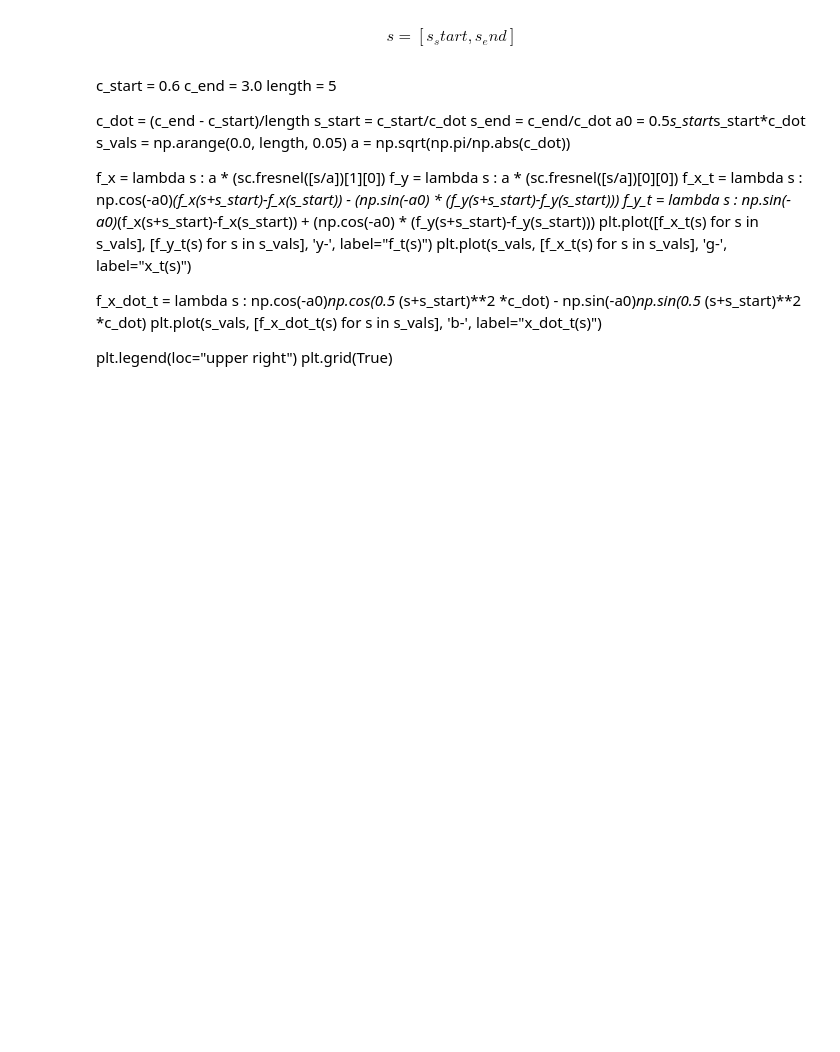
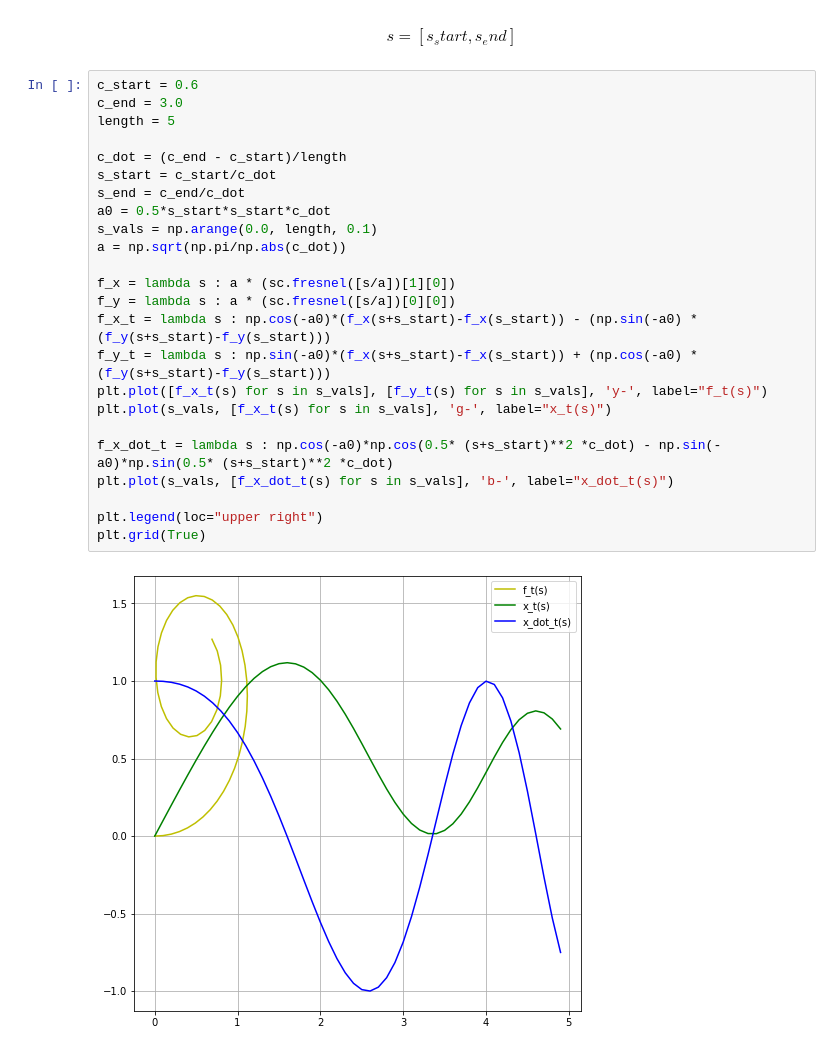
Before and after one commit to pageldev/ClothoidExploration, a Jupyter notebook: ClothoidExploration.ipynb, the cells around one changed output. Cells and saved outputs as stored; diff of their text form; blank space fills up the shorter version.

Commit message:
made a markdown cell code-cell again and reduced graph resolution to prevent github rendering issues

```diff
--- a/ClothoidExploration.ipynb
+++ b/ClothoidExploration.ipynb
@@ -168,27 +168,29 @@ y_{t}'(s) = sin(-\alpha_{0})*cos(\frac{1}{2} s^2 \dot c) + cos(-\alpha_{0})*sin(
 \begin{equation*}
 s = [s_start, s_end]
 \end{equation*}
-# %% [markdown]
-c_start = 0.6
-c_end = 3.0
-length = 5
-
-c_dot = (c_end - c_start)/length
-s_start = c_start/c_dot
-s_end = c_end/c_dot
-a0 = 0.5*s_start*s_start*c_dot
-s_vals = np.arange(0.0, length, 0.05)
-a = np.sqrt(np.pi/np.abs(c_dot))
-
-f_x = lambda s : a * (sc.fresnel([s/a])[1][0])
-f_y = lambda s : a * (sc.fresnel([s/a])[0][0])
-f_x_t = lambda s : np.cos(-a0)*(f_x(s+s_start)-f_x(s_start)) - (np.sin(-a0) * (f_y(s+s_start)-f_y(s_start)))
-f_y_t = lambda s : np.sin(-a0)*(f_x(s+s_start)-f_x(s_start)) + (np.cos(-a0) * (f_y(s+s_start)-f_y(s_start)))
-plt.plot([f_x_t(s) for s in s_vals], [f_y_t(s) for s in s_vals], 'y-', label="f_t(s)")
-plt.plot(s_vals, [f_x_t(s) for s in s_vals], 'g-', label="x_t(s)")
-
-f_x_dot_t = lambda s : np.cos(-a0)*np.cos(0.5* (s+s_start)**2 *c_dot) - np.sin(-a0)*np.sin(0.5* (s+s_start)**2 *c_dot)
-plt.plot(s_vals, [f_x_dot_t(s) for s in s_vals], 'b-', label="x_dot_t(s)")
-
-plt.legend(loc="upper right")
-plt.grid(True)
+# %%
+c_start = 0.6
+c_end = 3.0
+length = 5
+
+c_dot = (c_end - c_start)/length
+s_start = c_start/c_dot
+s_end = c_end/c_dot
+a0 = 0.5*s_start*s_start*c_dot
+s_vals = np.arange(0.0, length, 0.1)
+a = np.sqrt(np.pi/np.abs(c_dot))
+
+f_x = lambda s : a * (sc.fresnel([s/a])[1][0])
+f_y = lambda s : a * (sc.fresnel([s/a])[0][0])
+f_x_t = lambda s : np.cos(-a0)*(f_x(s+s_start)-f_x(s_start)) - (np.sin(-a0) * (f_y(s+s_start)-f_y(s_start)))
+f_y_t = lambda s : np.sin(-a0)*(f_x(s+s_start)-f_x(s_start)) + (np.cos(-a0) * (f_y(s+s_start)-f_y(s_start)))
+plt.plot([f_x_t(s) for s in s_vals], [f_y_t(s) for s in s_vals], 'y-', label="f_t(s)")
+plt.plot(s_vals, [f_x_t(s) for s in s_vals], 'g-', label="x_t(s)")
+
+f_x_dot_t = lambda s : np.cos(-a0)*np.cos(0.5* (s+s_start)**2 *c_dot) - np.sin(-a0)*np.sin(0.5* (s+s_start)**2 *c_dot)
+plt.plot(s_vals, [f_x_dot_t(s) for s in s_vals], 'b-', label="x_dot_t(s)")
+
+plt.legend(loc="upper right")
+plt.grid(True)
+# %% [output]
+[figure, added]
```
